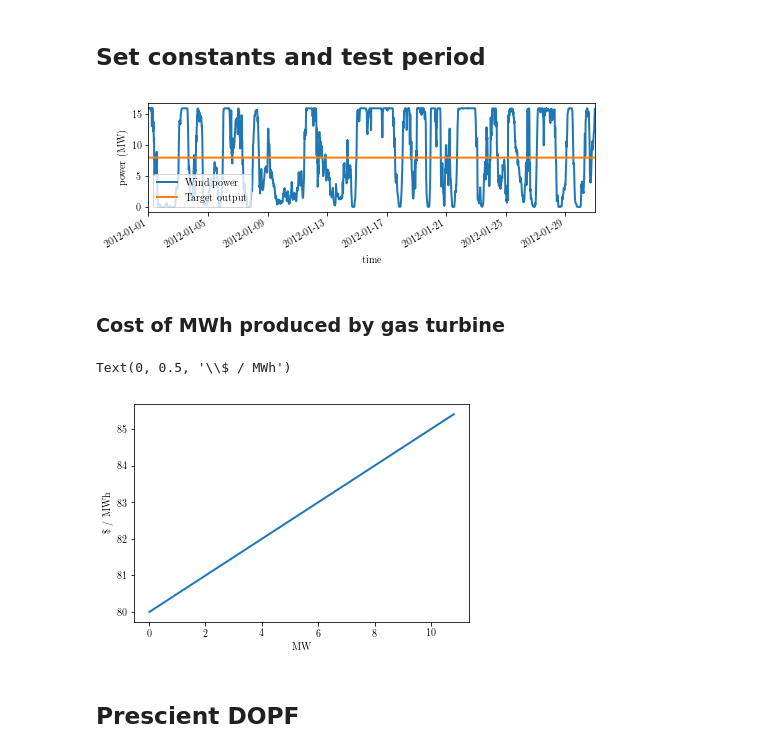
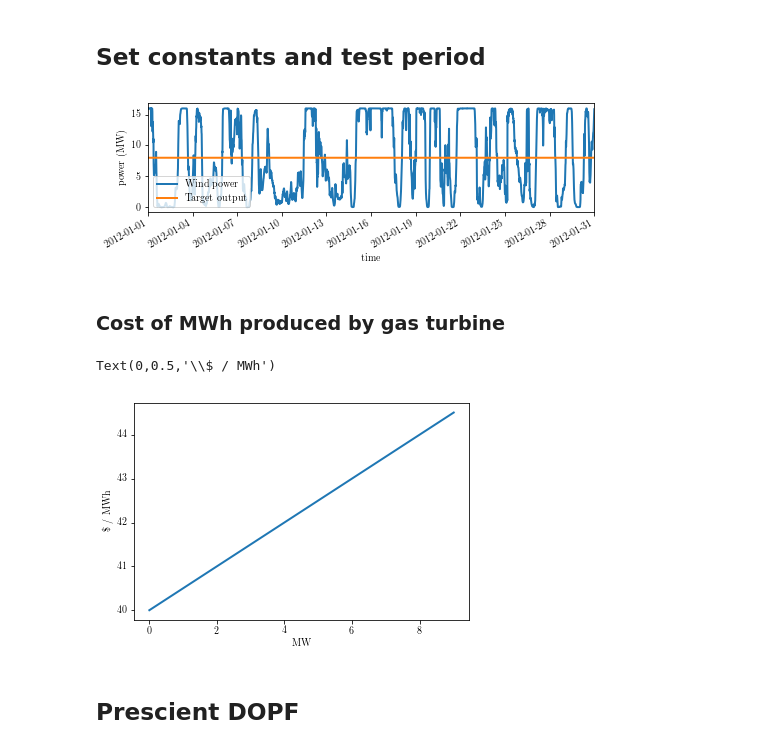
Before and after one commit to cvxgrp/cvxpower, a Jupyter notebook: examples/windfarm.ipynb, the cells around one changed output. Drawn from its saved outputs; the diff is of its cells as text; code cells hidden in the pictures.

```diff
--- a/examples/windfarm.ipynb
+++ b/examples/windfarm.ipynb
@@ -48,17 +41,17 @@ del test
 ## Set constants and test period
 # %%
 # CONSTANTS
-storage_capacity = 50 # MWh
+storage_capacity = 100 # MWh
 initial_storage = storage_capacity // 2
 battery_charge_max = storage_capacity /10. # a full charge in 10 hours
 battery_discharge_max = storage_capacity /10. # a full discharge in 10 hours
 wind_power_max = 16.  # TODO delete?
 wind_power_min = 0.  # TODO delete?
 
-gas_power_max = 12  #MW
+gas_power_max = 10  #MW
 gas_power_min = 0.01 #MW
 gas_alpha = .5
-gas_beta = 80.
+gas_beta = 40.
 
 # len of each time interval, in hours
 len_interval = (baseline.index[1] - baseline.index[0]).seconds/3600
@@ -68,34 +61,34 @@ intervals_per_day = int(24 / len_interval)
 T = intervals_per_day * 31
 
 # we test on the first off-sample month
 sim_start_time = 70080 # Timestamp('2012-01-01 00:00:00')
 sim_end_time = sim_start_time + T
 
 assert len(baseline) > sim_end_time
 assert baseline.index[sim_start_time].year >= 2012 # out of sample
 
 MPC_final_energy_price = 80 / len_interval
 
 
 #wind_power_available = test[target_output.index]
 
 target_output = pd.Series(data= 8., #baseline[sim_start_time:sim_end_time].mean(),
                           index=baseline[sim_start_time:sim_start_time + 2*T].index)
 
 #p_wind[sim_start_time:sim_end_time].plot(figsize=(12,3), label='Wind power')
 plt.figure(figsize=(8,3))
 plt.subplot2grid((4,1), (0,0), rowspan=3)
 y = p_wind[sim_start_time:sim_end_time]
 plt.plot(y.index, y.values, label='Wind power')
 target_output[:T].plot(label='Target output')
 plt.gca().set_xlim(['01-01-2012', '01-31-2012'])
 plt.ylabel('power (MW)')
 plt.xlabel('time')
 
 plt.legend(loc='lower left')
 plt.savefig('wind_data.pdf')
 # %% [output]
-[figure, old version]
+[figure, new version]
 # %% [markdown]
 ### Cost of MWh produced by gas turbine
 # %%
@@ -107,8 +100,8 @@ plt.plot(x, cost_per_unit(x))
 plt.xlabel('MW')
 plt.ylabel('\$ / MWh')
 # %% [output]
-Text(0, 0.5, '\\$ / MWh')
+Text(0,0.5,'\\$ / MWh')
-[figure, old version]
+[figure, new version]
 # %% [markdown]
 ## Prescient DOPF
 # %%
```
Also changed, not shown: parts of 16 cells of this notebook, 1 other file.
